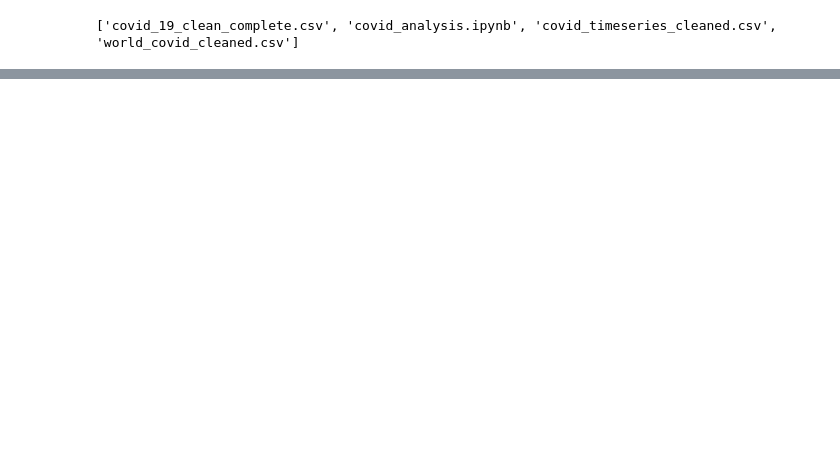
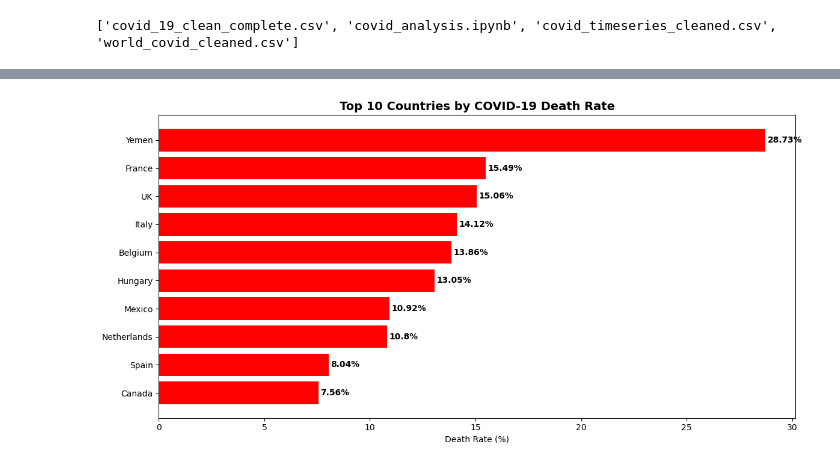
Before and after one commit to President-saad/COVID19-Data-Analysis, a Jupyter notebook: covid_analysis.ipynb, the cells around one changed output, grey strips where cells are left out. Cells and saved outputs as stored; diff of their text form; code cells hidden in the pictures; blank space fills up the shorter version.

Commit message:
Updated COVID-19 Analysis with additional analysis and improved dashboard

```diff
--- a/covid_analysis.ipynb
+++ b/covid_analysis.ipynb
@@ -272,3 +170,16 @@ files = os.listdir('C:\\Users\\HP')
 print([f for f in files if 'covid' in f.lower()])
 # %% [output]
 ['covid_19_clean_complete.csv', 'covid_analysis.ipynb', 'covid_timeseries_cleaned.csv', 'world_covid_cleaned.csv']
+# %%
+import pandas as pd
+import matplotlib.pyplot as plt
+import seaborn as sns
+
+world_df = pd.read_csv('worldometer_data.csv')
+covid_df = pd.read_csv('covid_19_clean_complete.csv')
+covid_df['Date'] = pd.to_datetime(covid_df['Date'])
+covid_df['Month'] = covid_df['Date'].dt.month
+covid_df['Year'] = covid_df['Date'].dt.year
+print('Data loaded successfully')
+print(world_df.shape)
+print(covid_df.shape)
@@ -274,0 +190,7 @@ print([f for f in files if 'covid' in f.lower()])
+# %%
+##  Death Rate Per Country
+
+world_df['Death_Rate'] = (world_df['TotalDeaths'] / world_df['TotalCases'] * 100).round(2)
+top_death_rate = world_df[world_df['TotalCases'] > 1000].nlargest(10, 'Death_Rate')
+print("=== TOP 10 COUNTRIES BY DEATH RATE ===")
+print(top_death_rate[['Country/Region', 'TotalCases', 'TotalDeaths', 'Death_Rate']].to_string())
@@ -274,0 +308,14 @@ print([f for f in files if 'covid' in f.lower()])
+# %%
+##Death Rate by Country
+
+plt.figure(figsize=(12,6))
+top_death_rate_sorted = top_death_rate.sort_values('Death_Rate')
+plt.barh(top_death_rate_sorted['Country/Region'], top_death_rate_sorted['Death_Rate'], color='red')
+plt.title('Top 10 Countries by COVID-19 Death Rate', fontsize=14, fontweight='bold')
+plt.xlabel('Death Rate (%)')
+for i, v in enumerate(top_death_rate_sorted['Death_Rate']):
+    plt.text(v+0.1, i, f'{v}%', va='center', fontweight='bold')
+plt.tight_layout()
+plt.show()
+# %% [output]
+[figure, added]
```
Also changed, not shown: parts of 30 cells of this notebook, 3 other files.
